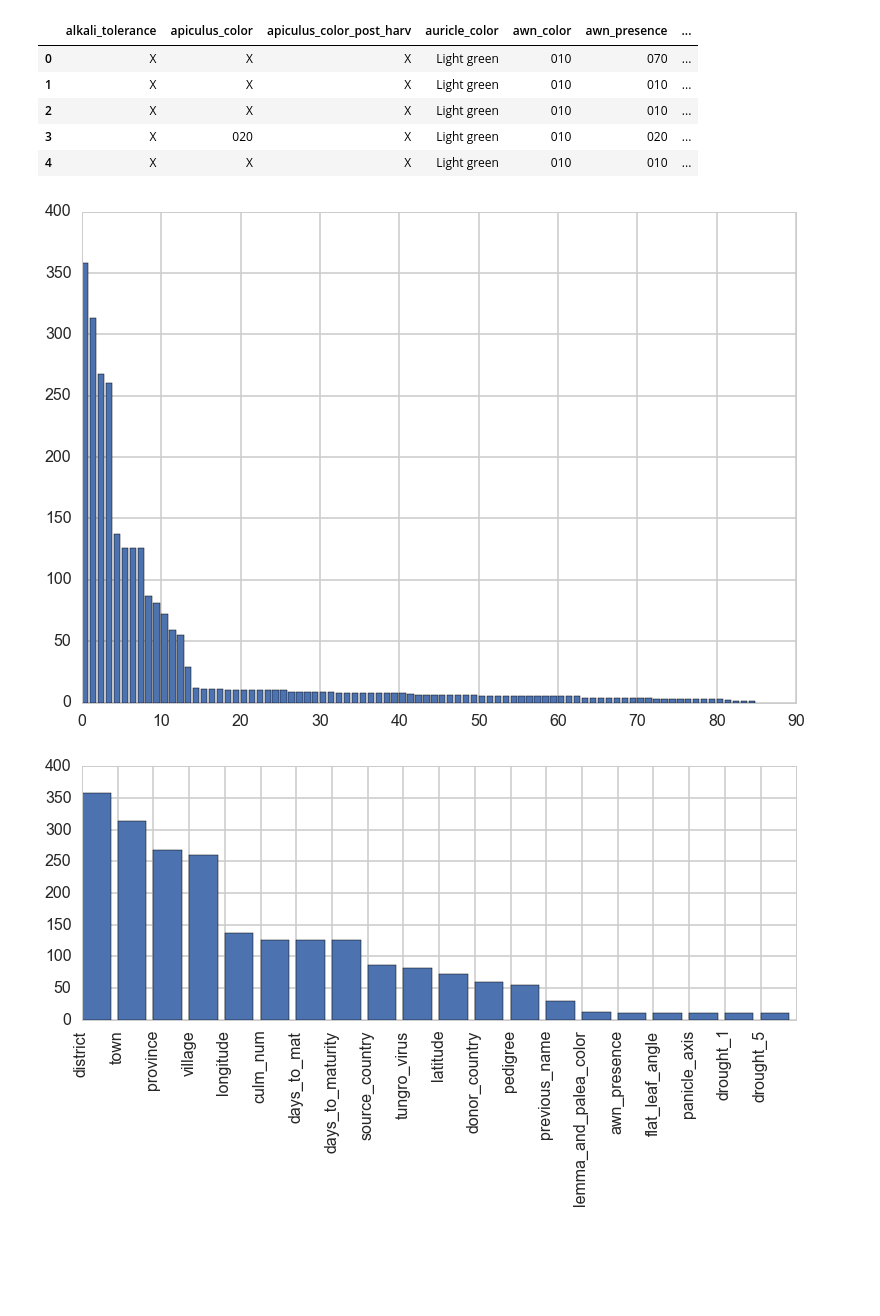
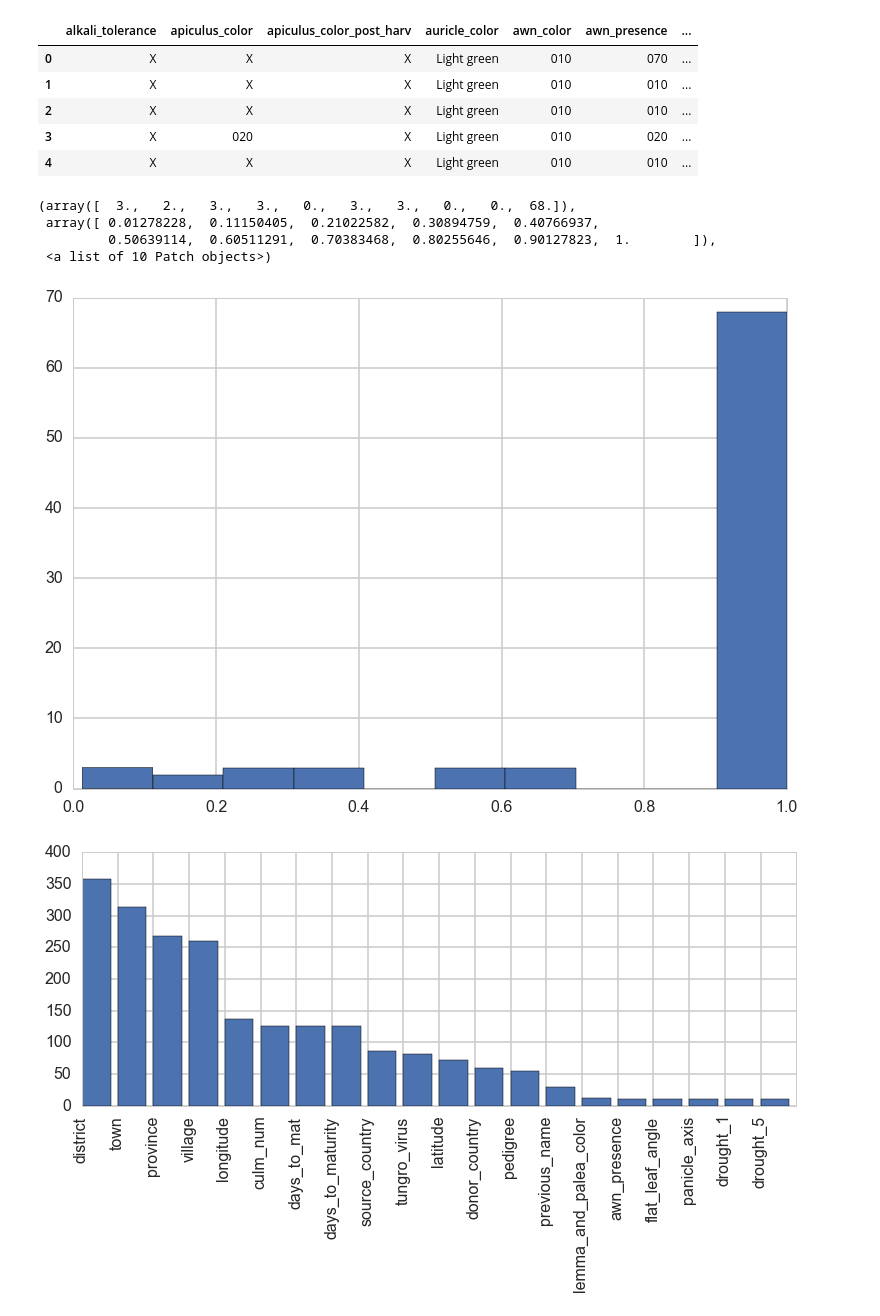
Before and after one commit to dylanpeterson/cs109-final-project, a Jupyter notebook: old_work/SCRAPING_Dylan.ipynb, the cells around one changed output. Saved outputs shown, nothing was run; the diff lists cells and outputs as text; code cells hidden in the pictures; blank space fills up the shorter version.

```diff
--- a/old_work/SCRAPING_Dylan.ipynb
+++ b/old_work/SCRAPING_Dylan.ipynb
@@ -518,5 +520,5 @@ columns_df = pd.read_csv('../data/all_info_combined.csv')
 # %%
-eda_df = pd.read_csv('../data/merged_dataframe.csv')
+eda_df = pd.read_csv('../data/merged_dataframe_updated.csv')
 columns_df = pd.read_csv('../data/all_info_combined.csv')
 
 eda_df = eda_df[list(columns_df.columns)]
@@ -536,21 +538,34 @@ eda_df.head()
 | 3 | X | 020 | X | Light green | 010 | 020 | ... |
 | 4 | X | X | X | Light green | 010 | 010 | ... |
 # %%
-#uniqueness = [(column,int(len(np.unique(np.isfinite(eda_df[column]))))) for column in eda_df.columns]
+# Fullness = % not NAN
+fullness=[]
+# Uniqueness = % unique variables w/in variable type
 uniqueness=[]
+
+# Iterate through columns to see what is full / unique
 for column in eda_df.columns:
     values = []
     for value in eda_df[column]:
+        # Checks for NAN values
         if value == value:
             values.append(value)
+    fullness.append((column,((float(len(values)))/(float(len(eda_df[column]))))))
     uniqueness.append((column,len(np.unique(values))))
+
+# Sort descending
+fullness.sort(key=lambda tup: tup[1],reverse=False)
 uniqueness.sort(key=lambda tup: tup[1],reverse=True)
 # %%
-x,y = x,y = zip(*uniqueness)
+x,y = zip(*fullness)
-# %%
-plt.bar(xrange(0,len(x)),y);
-# %% [output]
-[figure, removed]
+# %%
+plt.hist(y)
+# %% [output]
+(array([  3.,   2.,   3.,   3.,   0.,   3.,   3.,   0.,   0.,  68.]),
+ array([ 0.01278228,  0.11150405,  0.21022582,  0.30894759,  0.40766937,
+         0.50639114,  0.60511291,  0.70383468,  0.80255646,  0.90127823,  1.        ]),
+ <a list of 10 Patch objects>)
+[figure, added]
 # %%
 plt.bar(xrange(0,20),y[:20])
 plt.xticks(xrange(0,20),(x[:20]),rotation='vertical',);
```
Also changed, not shown: parts of 1 cell of this notebook, 1 other file.
